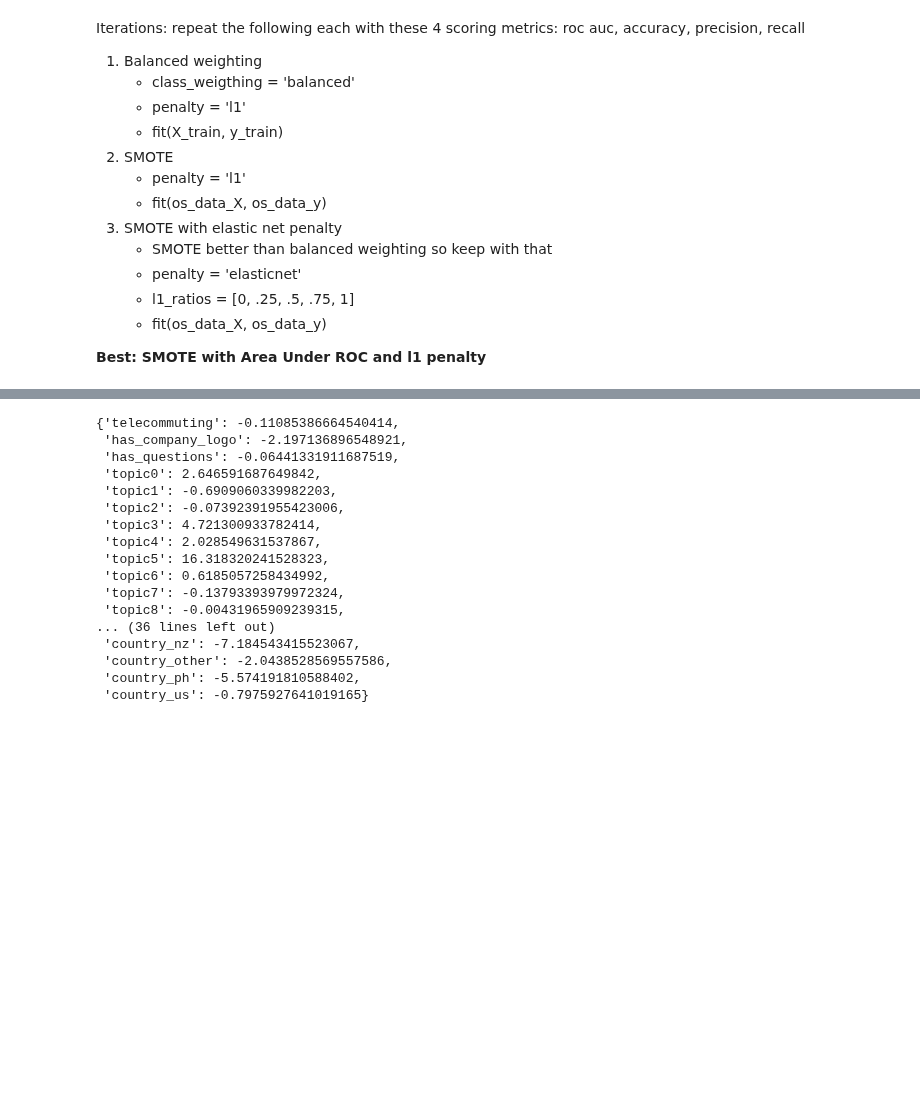
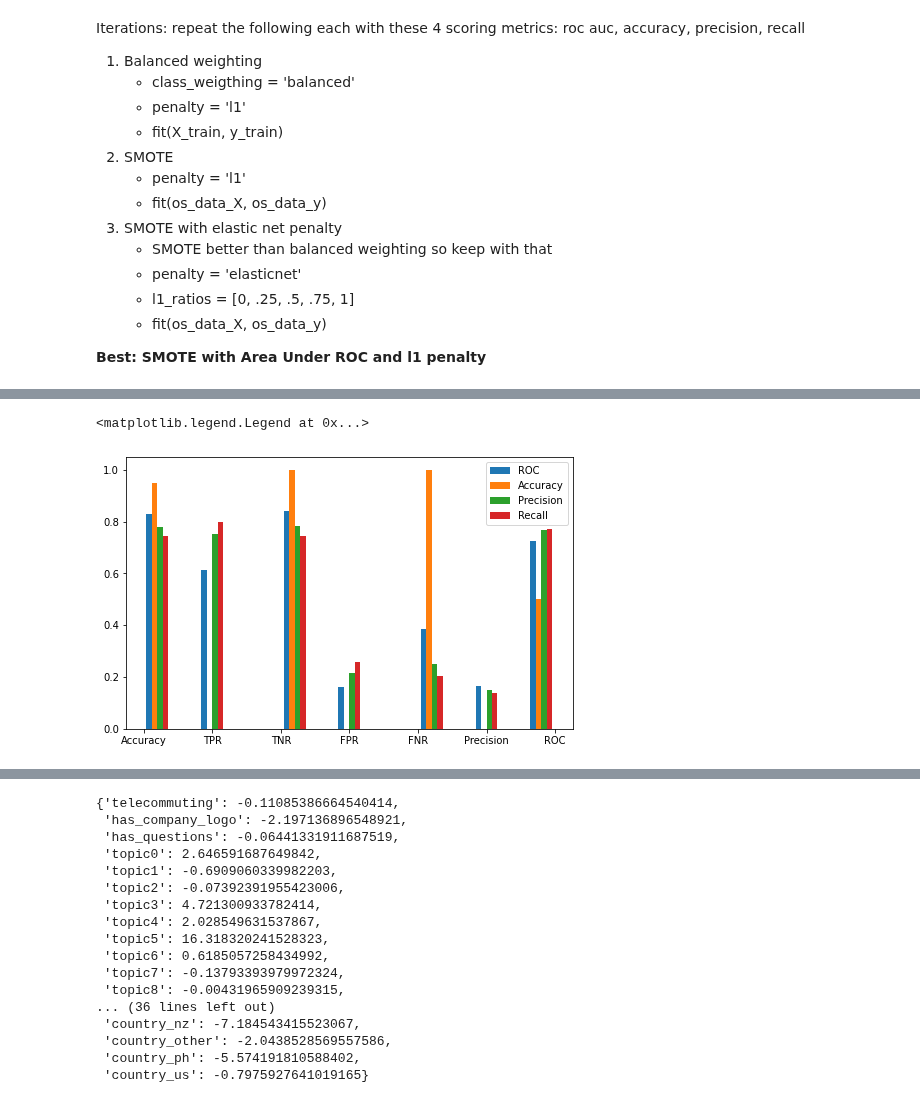
Before and after one commit to anuragkumar/fake-job-posting-prediction, a Jupyter notebook: fake_job_postings.ipynb, the cells around one changed output, grey strips where cells are left out. Drawn from its saved outputs; the diff is of its cells as text; code cells hidden in the pictures; blank space fills up the shorter version.

Commit message:
visualize comparisons of metrics

```diff
--- a/fake_job_postings.ipynb
+++ b/fake_job_postings.ipynb
@@ -668,6 +699,6 @@ Area Under PR: 0.13463268675357715
 lr_smote = LogisticRegression(random_state = 1, solver = 'saga', fit_intercept = False
                              ).fit(os_data_X, os_data_y.fraudulent.to_list())
 # %%
-predict, prob, predict_df, true_df, prob_df, coef_dict = lasso_predict(lr_smote)
+predict, prob, predict_df, true_df, prob_df, coef_dict = model_predict(lr_smote)
 metrics_print(predict_df, predict)
 # %% [output]
@@ -739,3 +771,13 @@ with open('lasso_list_scoring_smote.pkl', 'rb') as f:
     model_list_smote = pickle.load(f)
 with open('lasso_list_scoring_smote_elasticnet.pkl', 'rb') as f:
     model_list_en = pickle.load(f)
+# %%
+# class weighting
+stats = []
+for i in model_list:
+    print(str(i))
+    predict, prob, predict_df, true_df, prob_df, coef_dict = model_predict(i)
+    stats.append(metrics_print(predict_df, predict))
+
+# recall does the best at minimizing FNR (as is its purpose) and everything else is just slightly worse
+# accuracy still doesn't predict any fake even with class weighting
@@ -741,0 +802,13 @@ with open('lasso_list_scoring_smote_elasticnet.pkl', 'rb') as f:
+# %%
+fig, ax = plt.subplots(figsize=(8,5))
+
+bins = ['Accuracy', 'TPR', 'TNR', 'FPR', 'FNR', 'Precision', 'ROC']
+plt.hist([bins, bins, bins, bins], 15, weights=[stats[0][:-1], stats[1][:-1], stats[2][:-1], stats[3][:-1]],
+            histtype='bar', label=['ROC', 'Accuracy', 'Precision', 'Recall'])
+plt.legend()
+
+# accuracy FPR = 0, FNR = 1. Almost always predicts real.
+# either ROC or precision the best balanced. Depends on FNR, FPR tradeoff
+# %% [output]
+<matplotlib.legend.Legend at 0x...>
+[figure, added]
```
Also changed, not shown: parts of 44 cells of this notebook.
